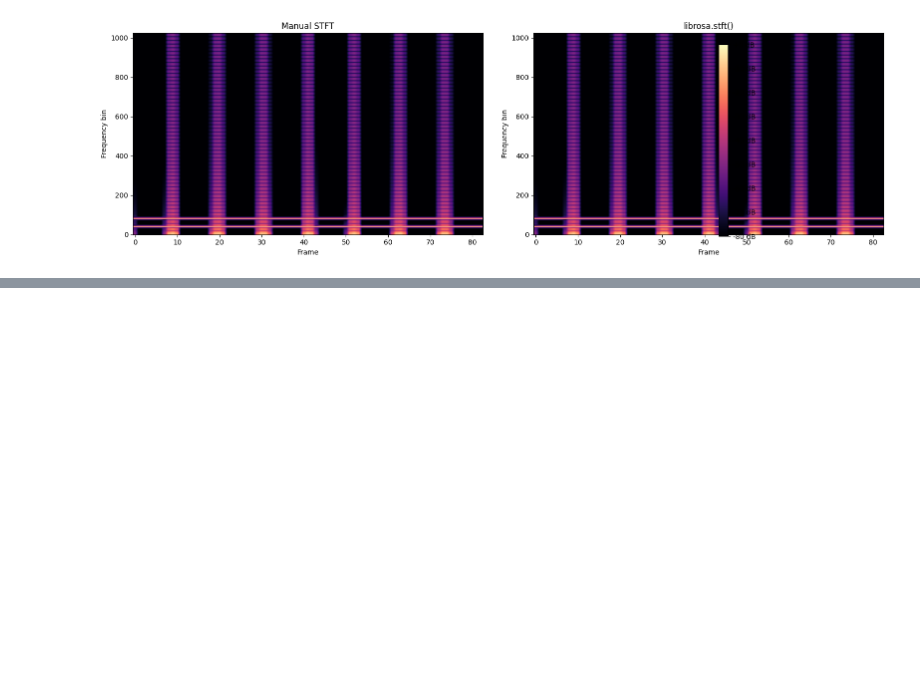
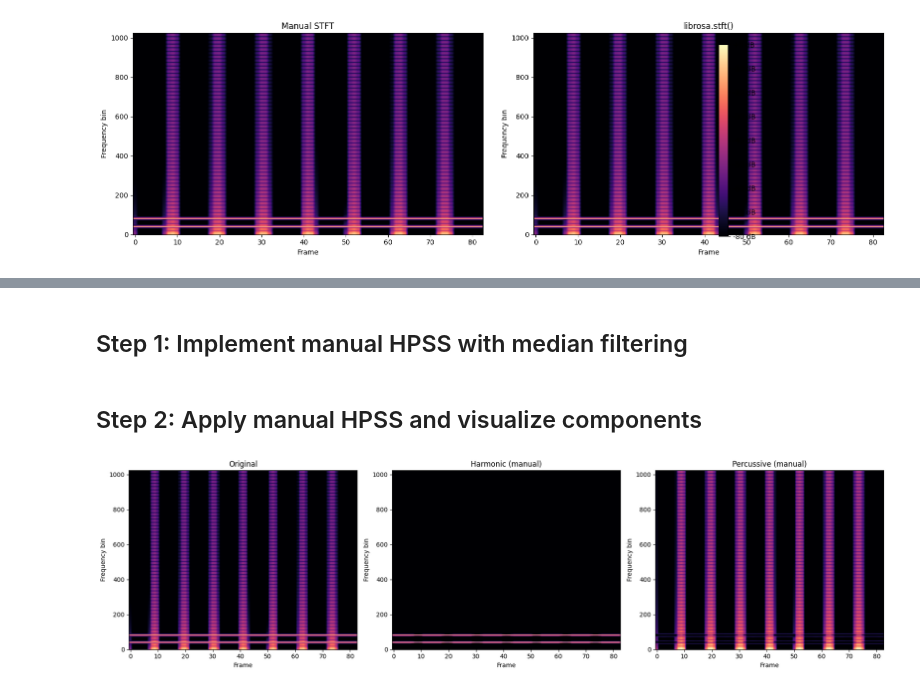
Before and after one commit to Samar-Talwar/Computational-Musicology-for-Indian-Art-Music, a Jupyter notebook: notebooks/01_stft_exploration.ipynb, the cells around one changed output, grey strips where cells are left out. Drawn from its saved outputs; the diff is of its cells as text; code cells hidden in the pictures; blank space fills up the shorter version.

Commit message:
milestone1: manual HPSS vs librosa comparison

```diff
--- a/notebooks/01_stft_exploration.ipynb
+++ b/notebooks/01_stft_exploration.ipynb
@@ -135,0 +140,2 @@ plt.show()
+# %% [markdown]
+## Step 1: Implement manual HPSS with median filtering
@@ -135,0 +190,22 @@ plt.show()
+# %% [markdown]
+## Step 2: Apply manual HPSS and visualize components
+# %%
+# center=False: consistent with Task 2's manual-vs-librosa comparison
+S = librosa.stft(signal, n_fft=2048, hop_length=512, center=False)
+S_harm_manual, S_perc_manual = manual_hpss(S, kernel_size=31)
+
+fig, axes = plt.subplots(1, 3, figsize=(18, 5))
+for ax, data, title in zip(axes,
+    [np.abs(S), np.abs(S_harm_manual), np.abs(S_perc_manual)],
+    ["Original", "Harmonic (manual)", "Percussive (manual)"]):
+    ax.imshow(
+        librosa.amplitude_to_db(data, ref=np.max),
+        aspect='auto', origin='lower', cmap='magma'
+    )
+    ax.set_title(title)
+    ax.set_xlabel("Frame")
+    ax.set_ylabel("Frequency bin")
+plt.tight_layout()
+plt.show()
+# %% [output]
+[figure, added]
```
Also changed, not shown: parts of 9 cells of this notebook.
